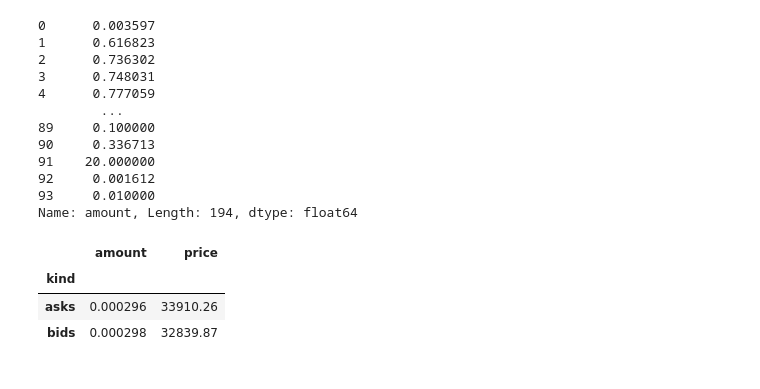
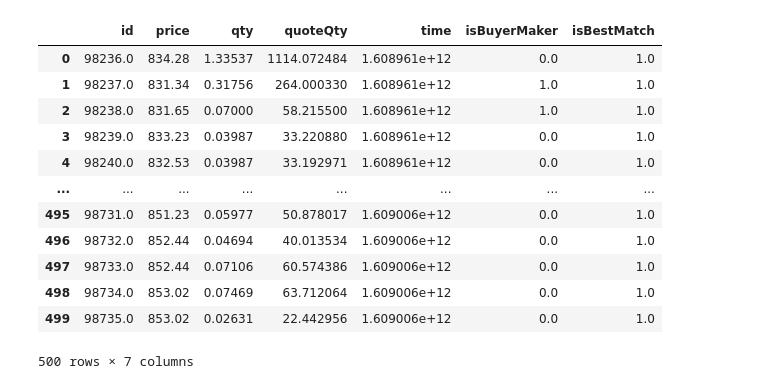
Before and after one commit to ltiao/machine-learning-pearls, a Jupyter notebook: scratch/binance api.ipynb, the cells around one changed output. Saved outputs shown, nothing was run; the diff lists cells and outputs as text; code cells hidden in the pictures.

```diff
--- a/scratch/binance api.ipynb
+++ b/scratch/binance api.ipynb
@@ -5,7 +5,7 @@ import pandas as pd
 import matplotlib.pyplot as plt
 import seaborn as sns
 # %%
-symbol = "BTCAUD"
+symbol = "ETHAUD"
 # %%
-r = requests.get("https://api.binance.com/api/v3/depth", params=dict(symbol=symbol))
+r = requests.get("https://api.binance.com/api/v3/trades", params=dict(symbol=symbol))
 results = r.json()
@@ -34,22 +12,17 @@ data
-# %%
-data.amount
-# %% [output]
-0      0.003597
-1      0.616823
-2      0.736302
-3      0.748031
-4      0.777059
-        ...
-89     0.100000
-90     0.336713
-91    20.000000
-92     0.001612
-93     0.010000
-Name: amount, Length: 194, dtype: float64
-# %%
-data.groupby("kind").min()
-# %% [output]
-|  | amount | price |
-| kind |  |  |
-| asks | 0.000296 | 33910.26 |
-| bids | 0.000298 | 32839.87 |
+# %%
+data = pd.DataFrame(data=results, dtype=float)
+data
+# %% [output]
+|  | id | price | qty | quoteQty | time | isBuyerMaker | isBestMatch |
+| 0 | 98236.0 | 834.28 | 1.33537 | 1114.072484 | 1.608961e+12 | 0.0 | 1.0 |
+| 1 | 98237.0 | 831.34 | 0.31756 | 264.000330 | 1.608961e+12 | 1.0 | 1.0 |
+| 2 | 98238.0 | 831.65 | 0.07000 | 58.215500 | 1.608961e+12 | 1.0 | 1.0 |
+| 3 | 98239.0 | 833.23 | 0.03987 | 33.220880 | 1.608961e+12 | 0.0 | 1.0 |
+| 4 | 98240.0 | 832.53 | 0.03987 | 33.192971 | 1.608961e+12 | 0.0 | 1.0 |
+| ... | ... | ... | ... | ... | ... | ... | ... |
+| 495 | 98731.0 | 851.23 | 0.05977 | 50.878017 | 1.609006e+12 | 0.0 | 1.0 |
+| 496 | 98732.0 | 852.44 | 0.04694 | 40.013534 | 1.609006e+12 | 0.0 | 1.0 |
+| 497 | 98733.0 | 852.44 | 0.07106 | 60.574386 | 1.609006e+12 | 0.0 | 1.0 |
+| 498 | 98734.0 | 853.02 | 0.07469 | 63.712064 | 1.609006e+12 | 0.0 | 1.0 |
+| 499 | 98735.0 | 853.02 | 0.02631 | 22.442956 | 1.609006e+12 | 0.0 | 1.0 |
+500 rows × 7 columns
```
Also changed, not shown: parts of 9 cells of this notebook, 2 other files.
